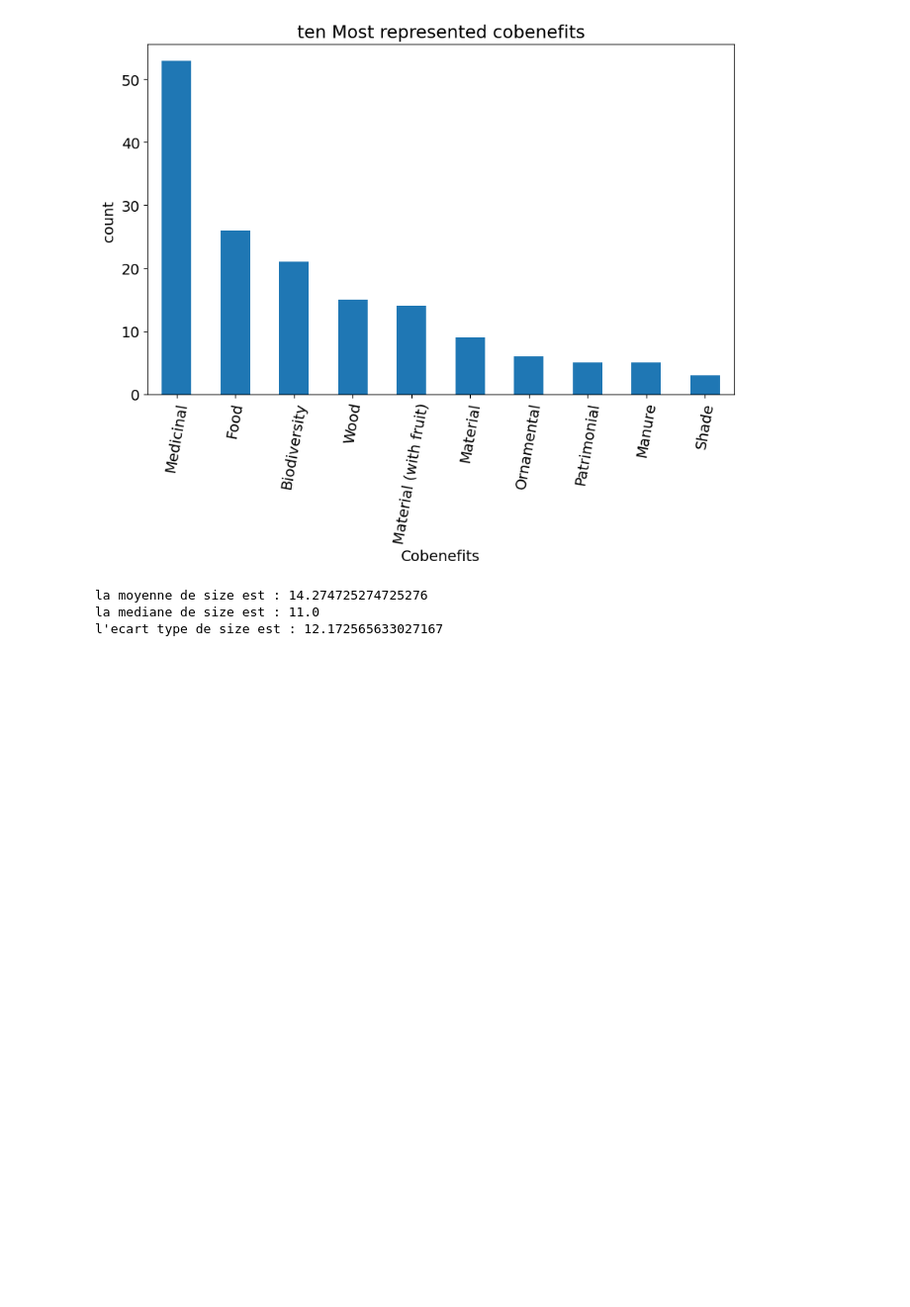
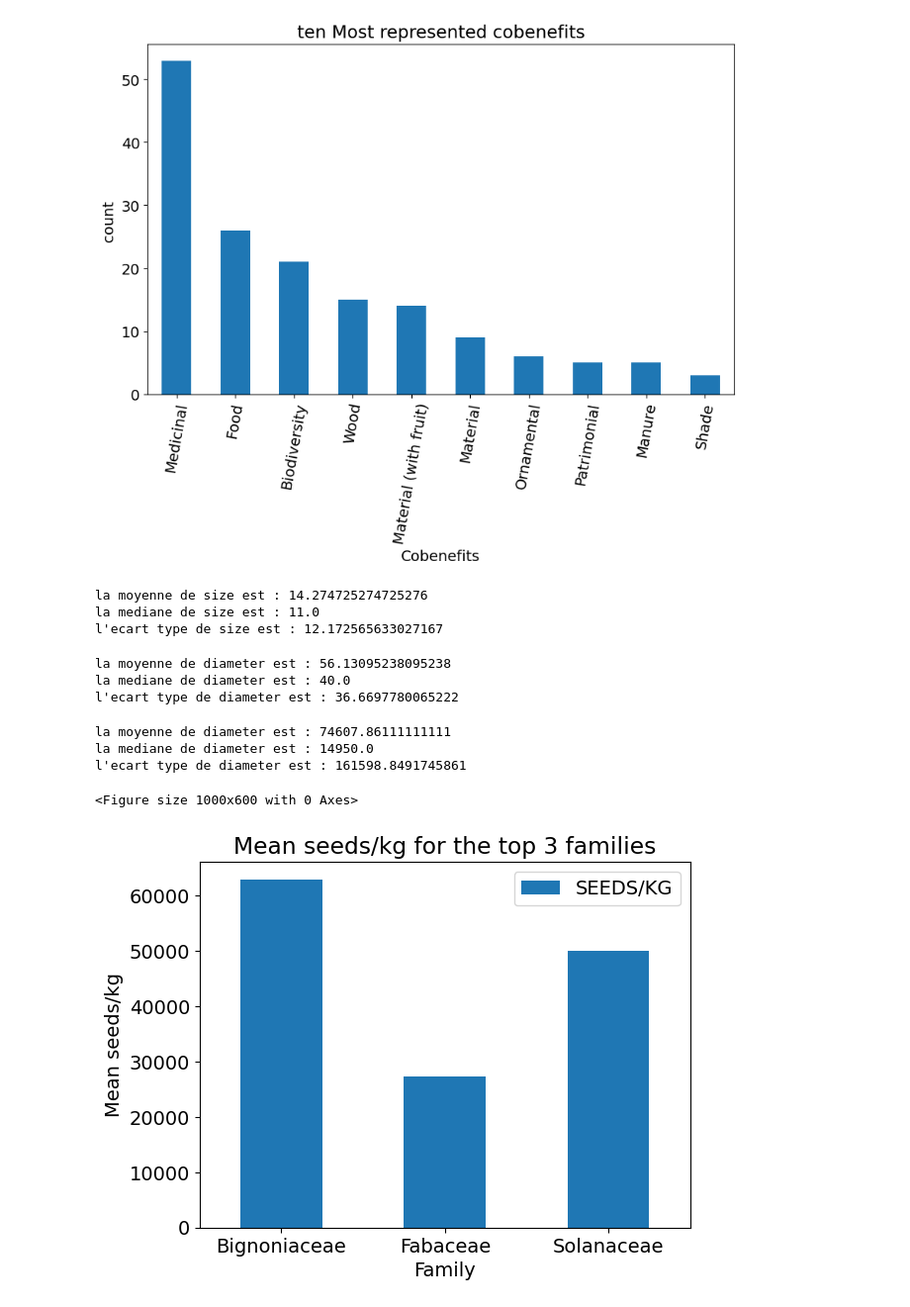
Before and after one commit to CarmelleMeli/testTechniqueMorfo, a Jupyter notebook: test.ipynb, the cells around one changed output. Shown at 99% size. Saved outputs shown, nothing was run; the diff lists cells and outputs as text; code cells hidden in the pictures; blank space fills up the shorter version.

Commit message:
suite

```diff
--- a/test.ipynb
+++ b/test.ipynb
@@ -116,3 +115,71 @@ print('l\'ecart type de size est :', std)
 la moyenne de size est : 14.274725274725276
 la mediane de size est : 11.0
 l'ecart type de size est : 12.172565633027167
+# %%
+#on fait la meme chose pour DIAMETER
+plant = plant_data.iloc[1:,:]
+plant = plant['DIAMETER'].dropna()
+result = []
+for pla in plant:
+    if '-' in pla:
+        x = pla.split('-')
+        result.append((float(x[0]) + float(x[1]))/2)
+    else:
+        result.append(float(pla))
+plant= pd.Series(result)
+mean = plant.mean()
+median = plant.median()
+std = plant.std()
+
+print('la moyenne de diameter est :', mean)
+print('la mediane de diameter est :', median)
+print('l\'ecart type de diameter est :', std)
+# %% [output]
+la moyenne de diameter est : 56.13095238095238
+la mediane de diameter est : 40.0
+l'ecart type de diameter est : 36.6697780065222
+# %%
+#on fait la meme chose pour SEEDS/KG
+#on fait la meme chose pour DIAMETER
+plant = plant_data.iloc[1:,:]
+plant = plant['SEEDS/KG'].dropna()
+result = []
+for pla in plant:
+    if '-' in pla:
+        x = pla.split('-')
+        result.append((float(x[0]) + float(x[1]))/2)
+    else:
+        result.append(float(pla))
+plant= pd.Series(result)
+mean = plant.mean()
+median = plant.median()
+std = plant.std()
+
+print('la moyenne de seed est :', mean)
+print('la mediane de seed est :', median)
+print('l\'ecart type de seed est :', std)
+# %% [output]
+la moyenne de diameter est : 74607.86111111111
+la mediane de diameter est : 14950.0
+l'ecart type de diameter est : 161598.8491745861
+# %%
+#for each of the top 3 families, calsulate the means seeds/kg
+top3_families = most_represented_families.head(3).index
+#on prend les données correspondant à ces familles
+top3_families_data = plant_data[plant_data['FAMILY'].isin(top3_families)]
+#on prend les données de seeds/kg pour chaque famile et on calcule la moyenne
+top3_families_data.loc[:,'SEEDS/KG'] = pd.to_numeric(top3_families_data['SEEDS/KG'])
+
+top3_families_data = top3_families_data.groupby('FAMILY').agg({'SEEDS/KG':'mean'})
+#present your answer as a plot best suited to the situation.
+plt.figure(figsize=(10,6))
+plt.rcParams.update({'font.size': 14})
+top3_families_data.plot(kind='bar')
+plt.title('Mean seeds/kg for the top 3 families')
+plt.ylabel('Mean seeds/kg')
+plt.xticks(rotation=0)
+plt.xlabel('Family')
+plt.show()
+# %% [output]
+<Figure size 1000x600 with 0 Axes>
+[figure, added]
```
Also changed, not shown: parts of 1 cell of this notebook.
